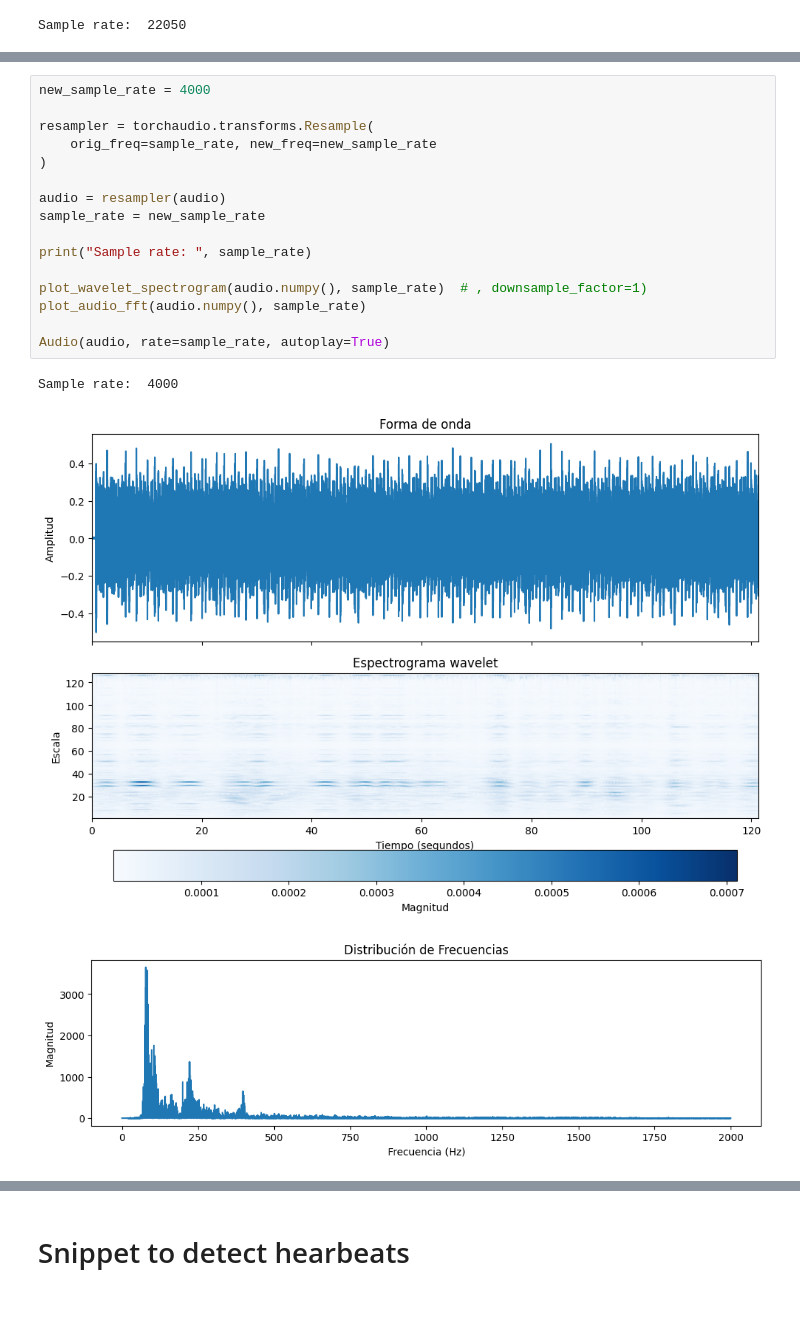
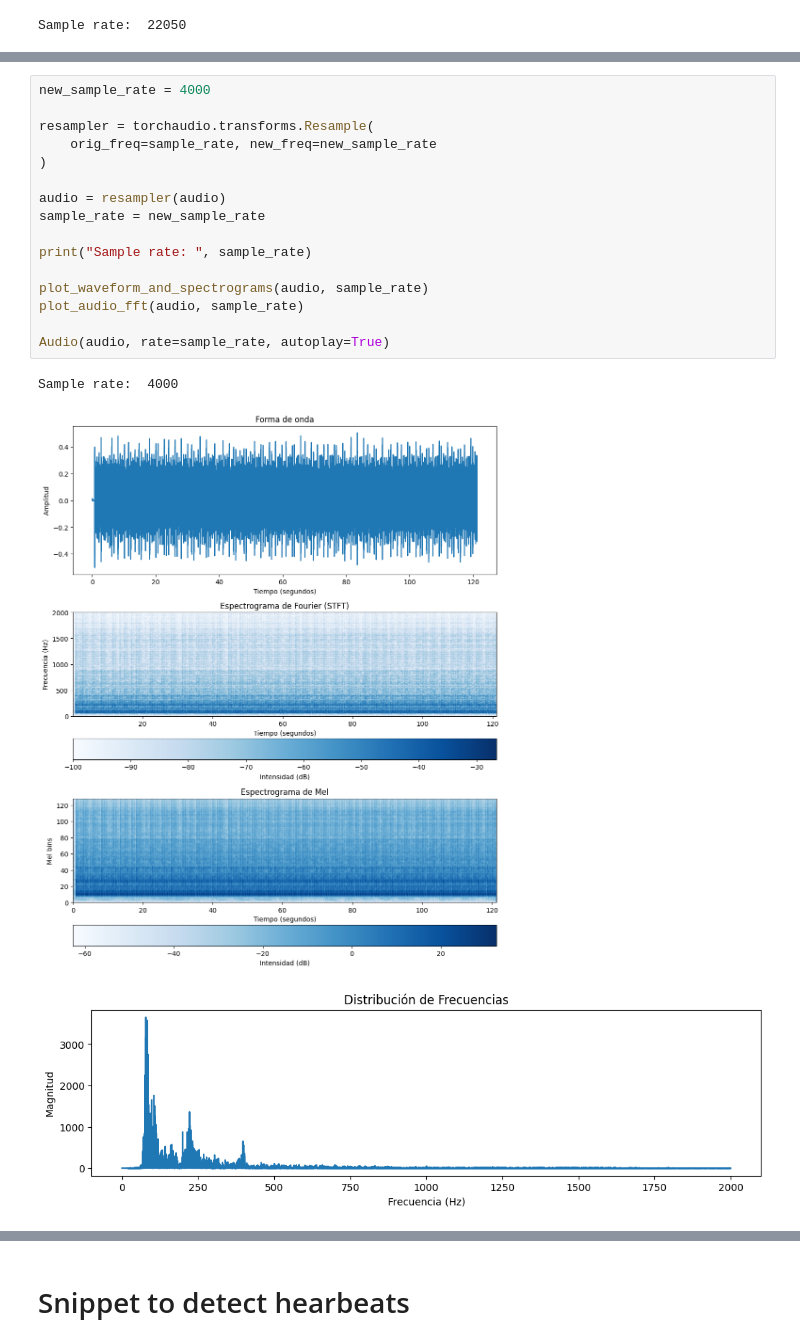
Before and after one commit to Afroefras/coratech, a Jupyter notebook: notebooks/SAM/sam_mobile.ipynb, the cells around one changed output, grey strips where cells are left out. Saved outputs shown, nothing was run; the diff lists cells and outputs as text; blank space fills up the shorter version.

```diff
--- a/notebooks/SAM/sam_mobile.ipynb
+++ b/notebooks/SAM/sam_mobile.ipynb
@@ -19,22 +25,22 @@ Sample rate:  22050
 # %%
 new_sample_rate = 4000
 
 resampler = torchaudio.transforms.Resample(
     orig_freq=sample_rate, new_freq=new_sample_rate
 )
 
 audio = resampler(audio)
 sample_rate = new_sample_rate
 
 print("Sample rate: ", sample_rate)
 
-plot_wavelet_spectrogram(audio.numpy(), sample_rate)  # , downsample_factor=1)
-plot_audio_fft(audio.numpy(), sample_rate)
+plot_waveform_and_spectrograms(audio, sample_rate)
+plot_audio_fft(audio, sample_rate)
 
 Audio(audio, rate=sample_rate, autoplay=True)
 # %% [output]
 Sample rate:  4000
-[figure, old version]
+[figure, new version]
 [figure]
 [interactive output not drawn]
 # %% [markdown]
```
Also changed, not shown: parts of 5 cells of this notebook, 9 other files.
